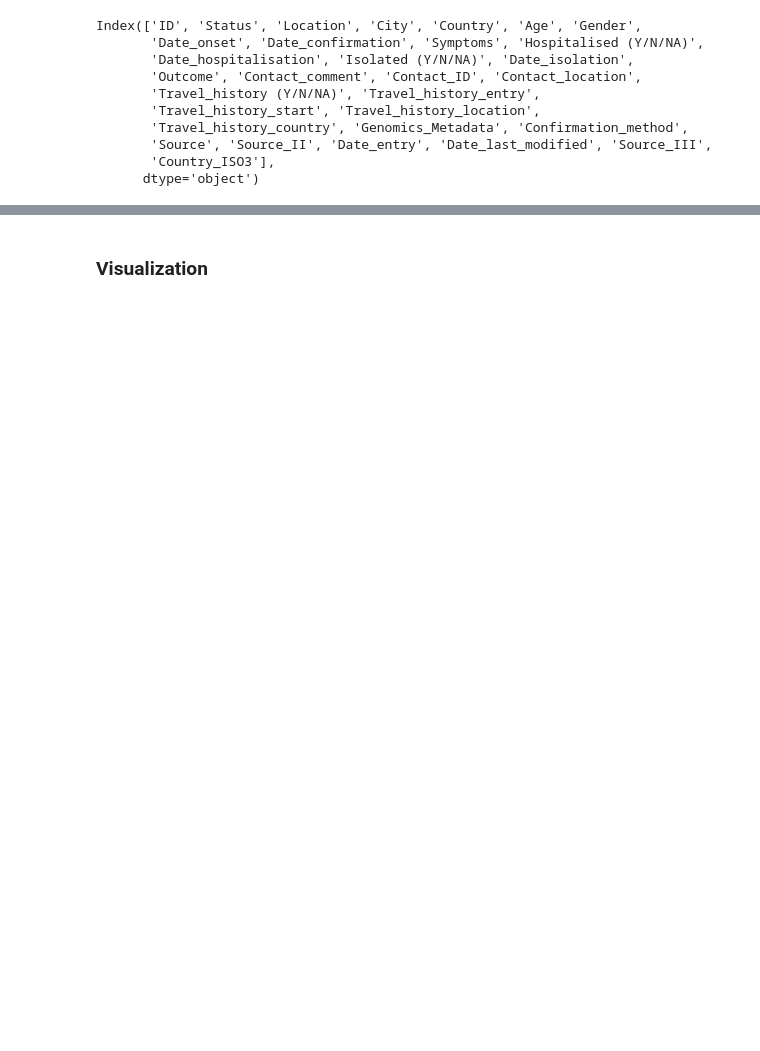
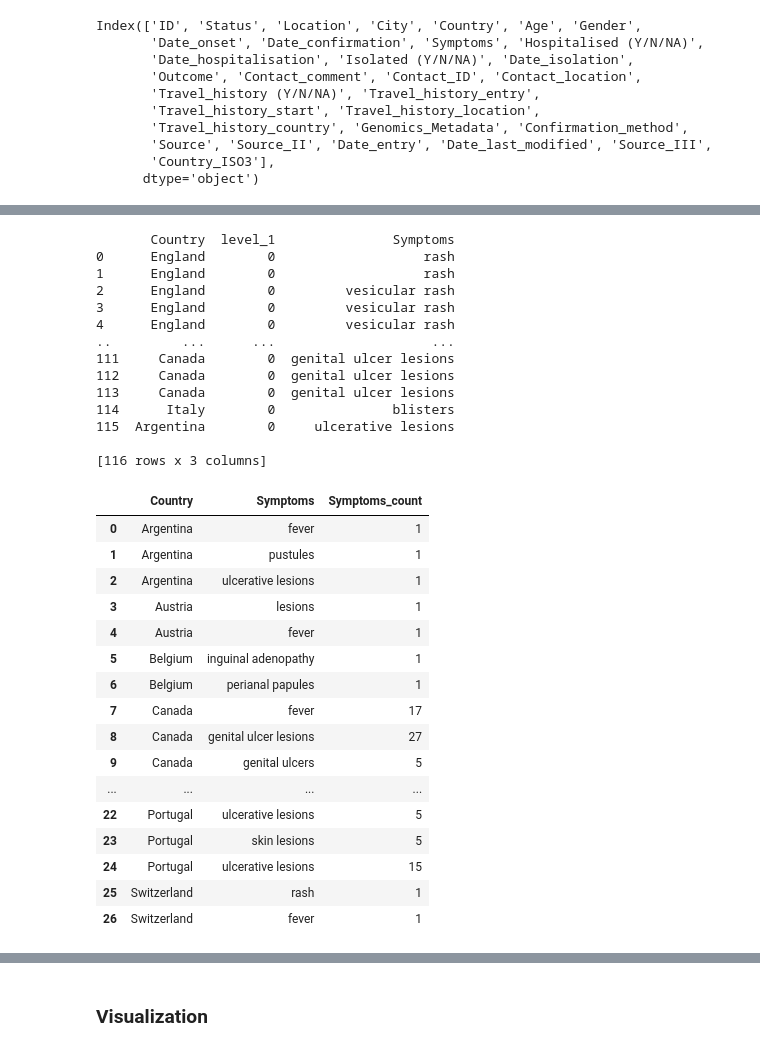
Before and after one commit to Twe-Maker/MonkeyPox, a Jupyter notebook: Script.ipynb, the cells around one changed output, grey strips where cells are left out. Cells and saved outputs as stored; diff of their text form; code cells hidden in the pictures; blank space fills up the shorter version.

```diff
--- a/Script.ipynb
+++ b/Script.ipynb
@@ -165,3 +188,47 @@ only_con_df
 # 	if 'England' in i:
 # 		counter += 1
 # 	sum_case.append(counter)
+# %%
+sym_df = df[df["Date_confirmation"].notna()]
+
+sym_df = (sym_df.set_index('Country')['Symptoms']
+       .str.split(';', expand=True)
+       .stack()
+       .rename('Country')
+       .reset_index(name='Symptoms'))
+print(sym_df)
+
+count_sym_df = sym_df.groupby(['Country','Symptoms']).size().reset_index(name='Symptoms_count')
+count_sym_df
+# %% [output]
+       Country  level_1               Symptoms
+0      England        0                   rash
+1      England        0                   rash
+2      England        0         vesicular rash
+3      England        0         vesicular rash
+4      England        0         vesicular rash
+..         ...      ...                    ...
+111     Canada        0  genital ulcer lesions
+112     Canada        0  genital ulcer lesions
+113     Canada        0  genital ulcer lesions
+114      Italy        0               blisters
+115  Argentina        0     ulcerative lesions
+
+[116 rows x 3 columns]
+|  | Country | Symptoms | Symptoms_count |
+| 0 | Argentina | fever | 1 |
+| 1 | Argentina | pustules | 1 |
+| 2 | Argentina | ulcerative lesions | 1 |
+| 3 | Austria | lesions | 1 |
+| 4 | Austria | fever | 1 |
+| 5 | Belgium | inguinal adenopathy | 1 |
+| 6 | Belgium | perianal papules | 1 |
+| 7 | Canada | fever | 17 |
+| 8 | Canada | genital ulcer lesions | 27 |
+| 9 | Canada | genital ulcers | 5 |
+| ... | ... | ... | ... |
+| 22 | Portugal | ulcerative lesions | 5 |
+| 23 | Portugal | skin lesions | 5 |
+| 24 | Portugal | ulcerative lesions | 15 |
+| 25 | Switzerland | rash | 1 |
+| 26 | Switzerland | fever | 1 |
```
Also changed, not shown: parts of 21 cells of this notebook.
